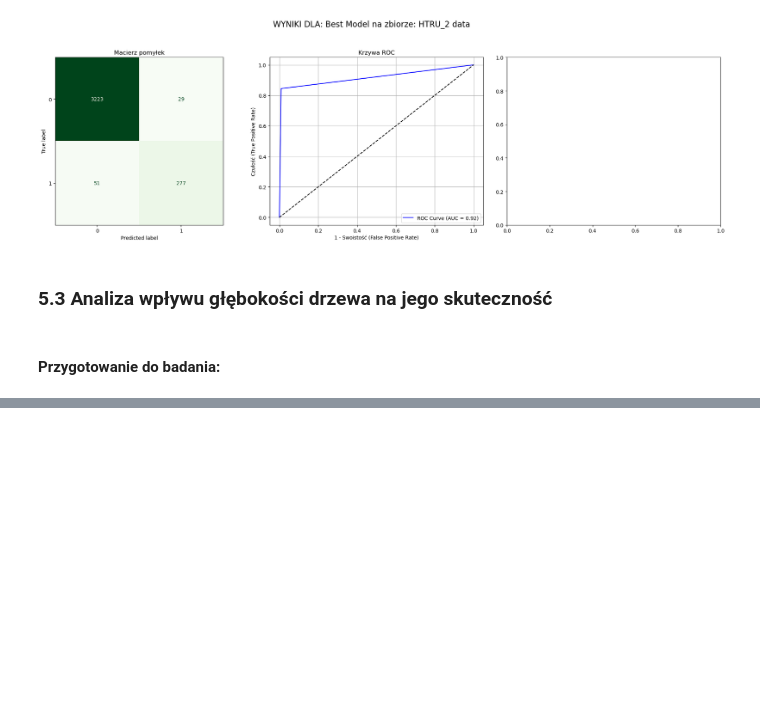
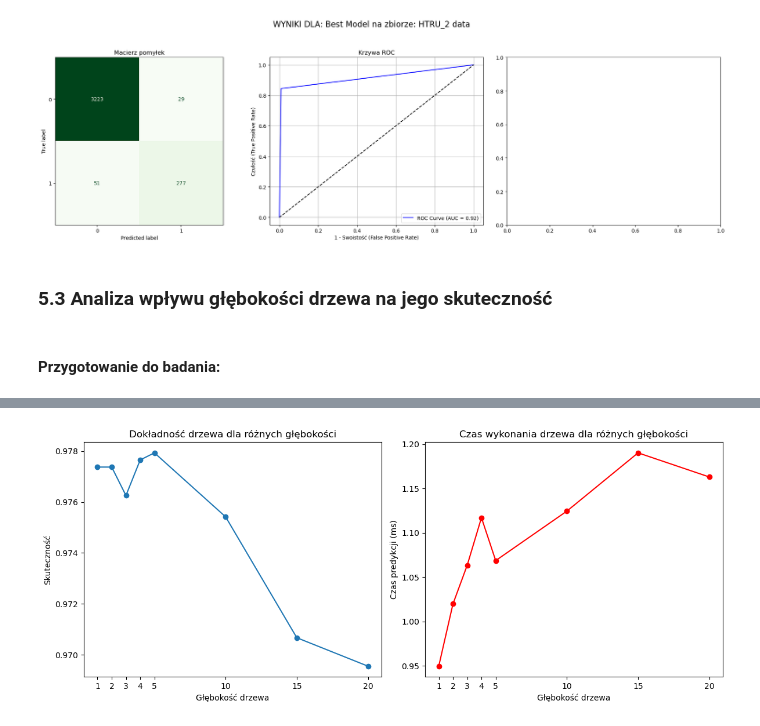
Before and after one commit to Jvsin/ai-studies, a Jupyter notebook: pum2025/LAB5/lab5.ipynb, the cells around one changed output, grey strips where cells are left out. Drawn from its saved outputs; the diff is of its cells as text; code cells hidden in the pictures; blank space fills up the shorter version.

```diff
--- a/pum2025/LAB5/lab5.ipynb
+++ b/pum2025/LAB5/lab5.ipynb
@@ -498,7 +495,7 @@ import time
 
 X_train, X_test, y_train, y_test = train_test_split(X_scaled, y, test_size=0.2, random_state=42)
 
-depths = [1, 3, 5, 10, 15, 20]
+depths = [1, 2, 3, 4, 5, 10, 15, 20]
 results = {
     'depth': [],
     'avg_accuracy': [],
@@ -534,0 +541,21 @@ ValueError: All arrays must be of the same length
+# %%
+plt.figure(figsize=(12, 5))
+
+plt.subplot(1, 2, 1)
+plt.plot(results['depth'], results['avg_accuracy'], marker='o')
+plt.title("Dokładność drzewa dla różnych głębokości")
+plt.xlabel("Głębokość drzewa")
+plt.ylabel("Skuteczność")
+plt.xticks(results['depth'])
+
+plt.subplot(1, 2, 2)
+plt.plot(results['depth'], results['avg_time'], marker='o', color='red')
+plt.title("Czas wykonania drzewa dla różnych głębokości")
+plt.xlabel("Głębokość drzewa")
+plt.ylabel("Czas predykcji (ms)")
+plt.xticks(results['depth'])
+
+plt.tight_layout()
+plt.show()
+# %% [output]
+[figure, added]
```
Also changed, not shown: parts of 8 cells of this notebook.
